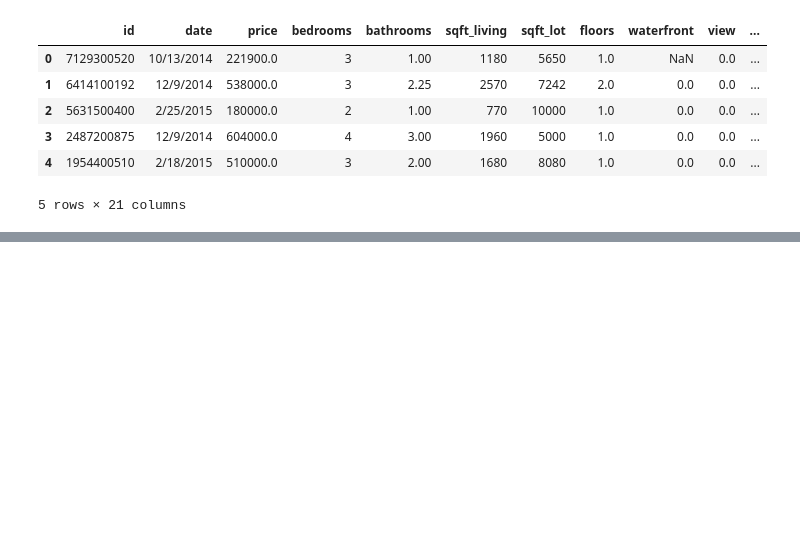
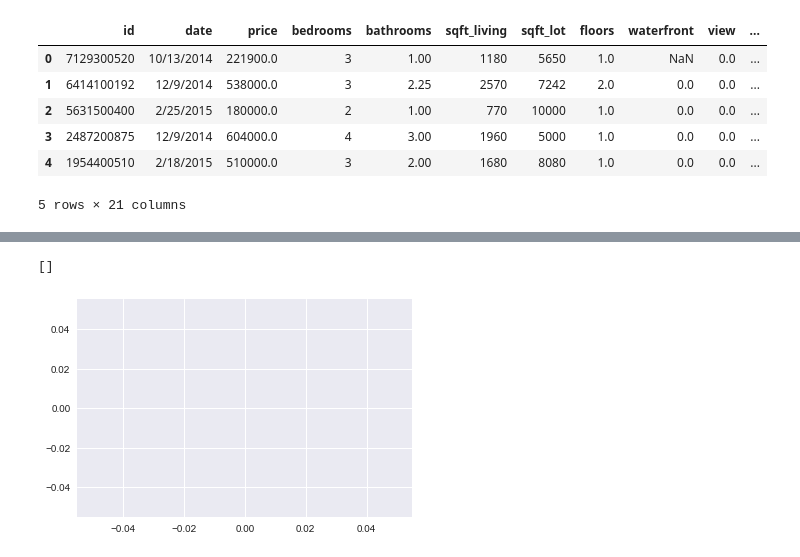
Before and after one commit to harrisonhardin/houston-ds-042219-mod1-project, a Jupyter notebook: test_francois.ipynb, the cells around one changed output, grey strips where cells are left out. Cells and saved outputs as stored; diff of their text form; code cells hidden in the pictures; blank space fills up the shorter version.

```diff
--- a/test_francois.ipynb
+++ b/test_francois.ipynb
@@ -86,0 +145,28 @@ strong multicollinearity or other numerical problems.
+# %%
+import numpy as np
+
+price_arr = np.array(data['price'])
+sqft_living_arr = np.array(data['sqft_living'])
+
+
+plt.plot(x=sqft_living_arr[:,np.newaxis] , y=price_arr[:,np.newaxis])
+g = sns.pairplot(
+    data,
+    y_vars=price_arr,
+    x_vars=sqft_living_arr,
+    hue="zipcode",
+    palette="Set2",
+    diag_kind="kde",
+    height=2.5)
+
+# g = sns.pairplot(
+#     data,
+#     y_vars=['price'],
+#     x_vars=['sqft_living', 'sqft_above', 'floors', 'bedrooms'],
+#     hue="zipcode",
+#     palette="Set2",
+#     diag_kind="kde",
+#     height=2.5)
+# %% [output]
+[]
+[figure, added]
```
Also changed, not shown: parts of 9 cells of this notebook.
